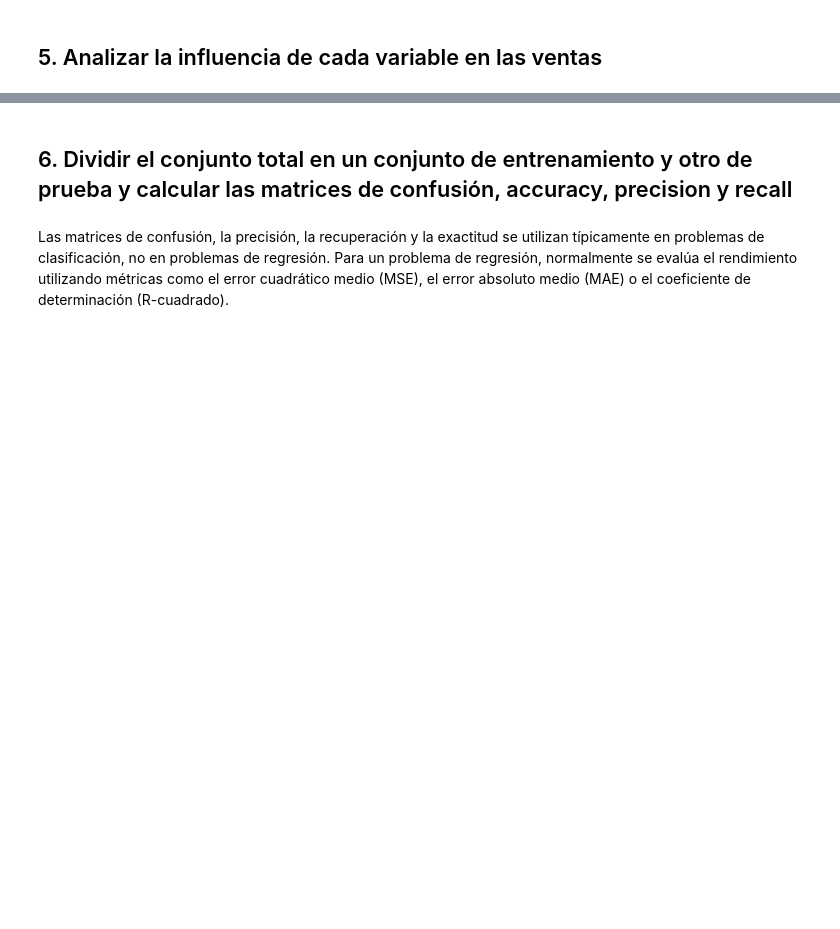
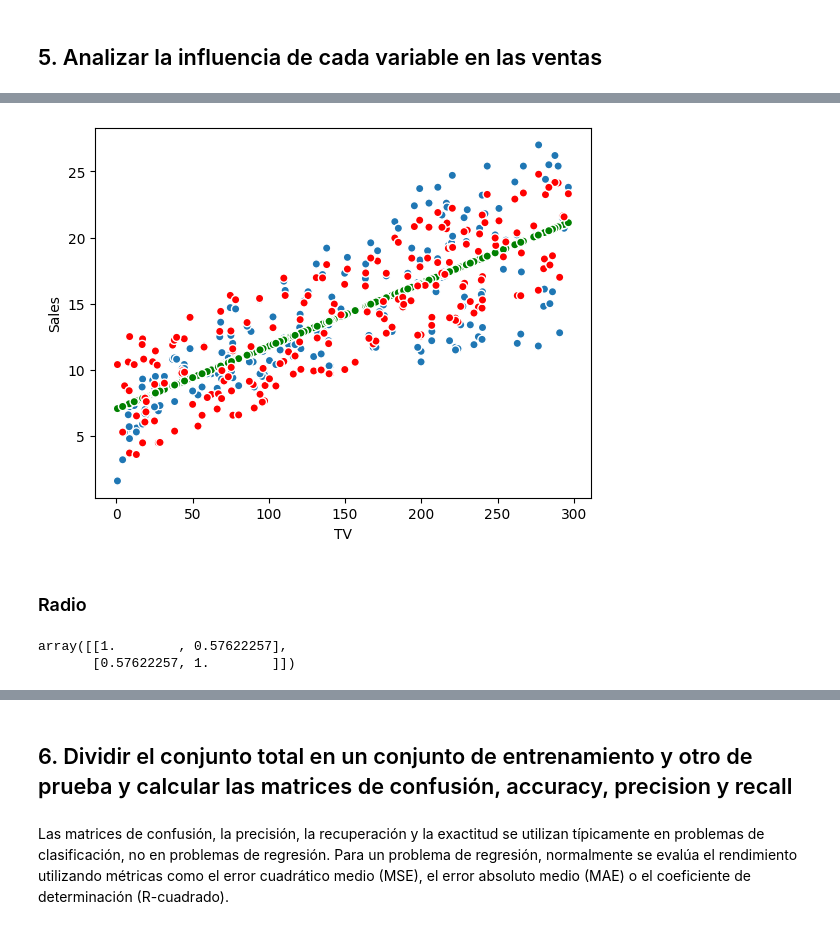
Before and after one commit to milalangone/unsupervised_advertising, a Jupyter notebook: regression_sales_analysis.ipynb, the cells around one changed output, grey strips where cells are left out. Saved outputs shown, nothing was run; the diff lists cells and outputs as text; code cells hidden in the pictures; blank space fills up the shorter version.

```diff
--- a/regression_sales_analysis.ipynb
+++ b/regression_sales_analysis.ipynb
@@ -246,0 +338,14 @@ Los residuos están distribuidos de manera normal
+# %%
+sns.scatterplot(tv_df, x="TV", y="Sales", marker="o", linestyle="")
+sns.scatterplot(m_tv_df, x="TV", y="Sales", marker="o", linestyle="", color="green")
+sns.scatterplot(m_rtv_df, x="TV", y="Sales", marker="o", linestyle="", color="red")
+plt.show()
+# %% [output]
+[figure, added]
+# %% [markdown]
+### Radio
+# %%
+np.corrcoef(X[:,1], Y[:, 0])
+# %% [output]
+array([[1.        , 0.57622257],
+       [0.57622257, 1.        ]])
```
Also changed, not shown: parts of 40 cells of this notebook.
